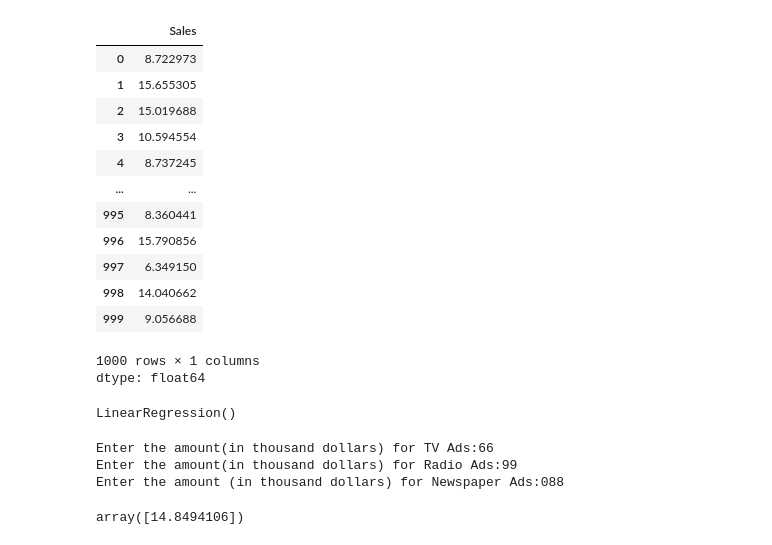
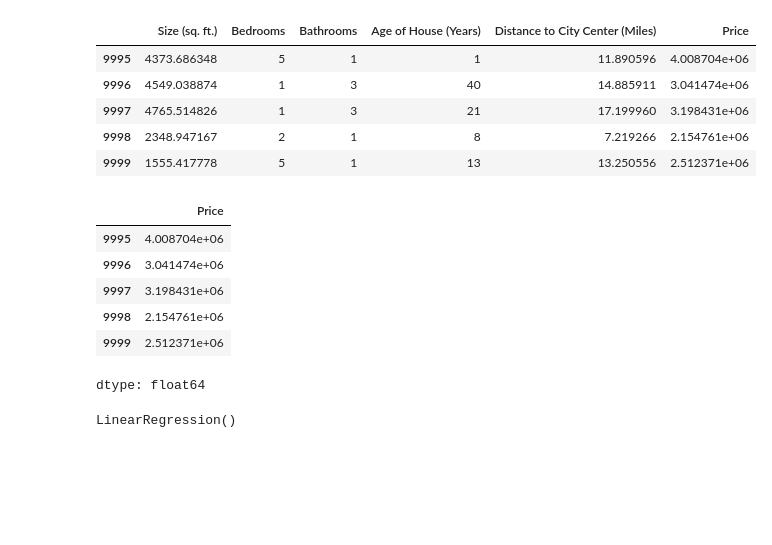
Before and after one commit to fuleabhijit/ML-Notes, a Jupyter notebook: ML.ipynb, the cells around one changed output. Cells and saved outputs as stored; diff of their text form; code cells hidden in the pictures; blank space fills up the shorter version.

```diff
--- a/ML.ipynb
+++ b/ML.ipynb
@@ -9,18 +19,11 @@ df.head()
+# %%
+df.tail()
+# %% [output]
+|  | Size (sq. ft.) | Bedrooms | Bathrooms | Age of House (Years) | Distance to City Center (Miles) | Price |
+| 9995 | 4373.686348 | 5 | 1 | 1 | 11.890596 | 4.008704e+06 |
+| 9996 | 4549.038874 | 1 | 3 | 40 | 14.885911 | 3.041474e+06 |
+| 9997 | 4765.514826 | 1 | 3 | 21 | 17.199960 | 3.198431e+06 |
+| 9998 | 2348.947167 | 2 | 1 | 8 | 7.219266 | 2.154761e+06 |
+| 9999 | 1555.417778 | 5 | 1 | 13 | 13.250556 | 2.512371e+06 |
 # %%
-y = df["Sales"]
-y
+y = df["Price"]
-# %% [output]
-|  | Sales |
-| 0 | 8.722973 |
-| 1 | 15.655305 |
-| 2 | 15.019688 |
-| 3 | 10.594554 |
-| 4 | 8.737245 |
-| ... | ... |
-| 995 | 8.360441 |
-| 996 | 15.790856 |
-| 997 | 6.349150 |
-| 998 | 14.040662 |
-| 999 | 9.056688 |
-1000 rows × 1 columns
-dtype: float64
@@ -28,0 +30,10 @@ X = df [  ["TV", "Radio","Newspaper"]]
+# %%
+y.tail()
+# %% [output]
+|  | Price |
+| 9995 | 4.008704e+06 |
+| 9996 | 3.041474e+06 |
+| 9997 | 3.198431e+06 |
+| 9998 | 2.154761e+06 |
+| 9999 | 2.512371e+06 |
+dtype: float64
@@ -33,15 +46,2 @@ linear_model.fit(X,y)
 # %% [output]
 LinearRegression()
-# %%
-tv_ads_budget = float(input("Enter the amount(in thousand dollars) for TV Ads:"))
-
-radio_ads_budget = float(input("Enter the amount(in thousand dollars) for Radio Ads:"))
-
-newspaper_ads_budget = float(input("Enter the amount (in thousand dollars) for Newspaper Ads:"))
-
-linear_model.predict([[tv_ads_budget, radio_ads_budget, newspaper_ads_budget]])
-# %% [output]
-Enter the amount(in thousand dollars) for TV Ads:66
-Enter the amount(in thousand dollars) for Radio Ads:99
-Enter the amount (in thousand dollars) for Newspaper Ads:088
-array([14.8494106])
```
Also changed, not shown: parts of 9 cells of this notebook.
